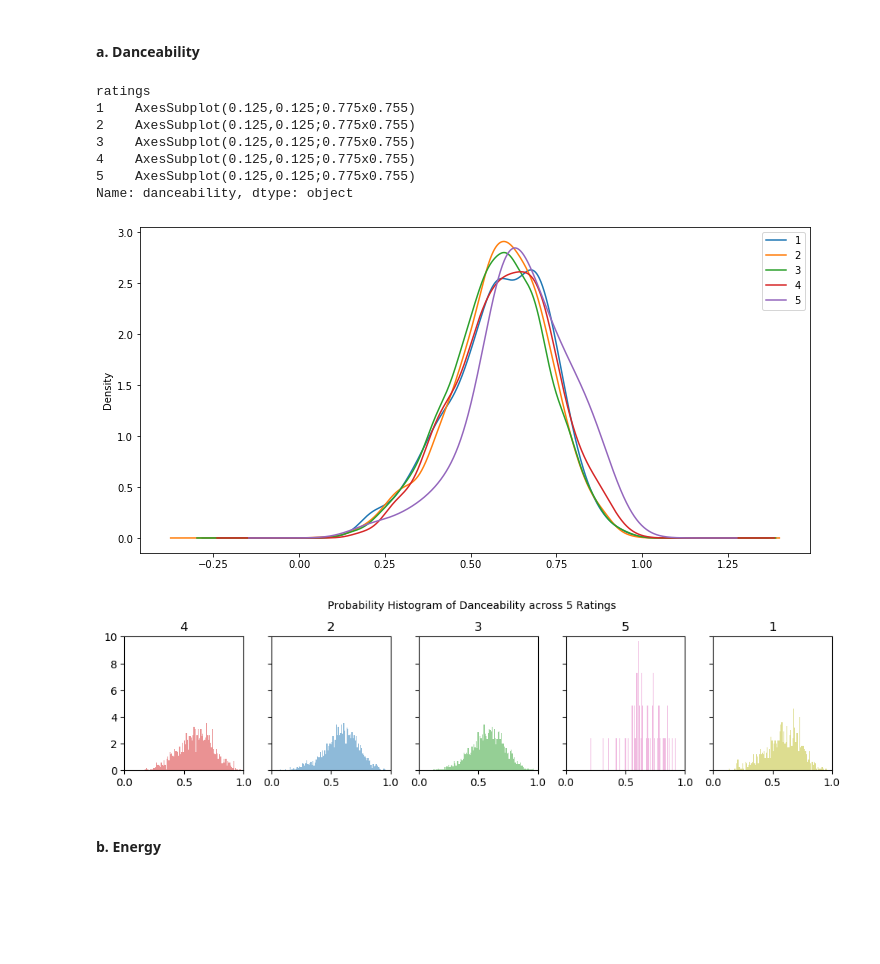
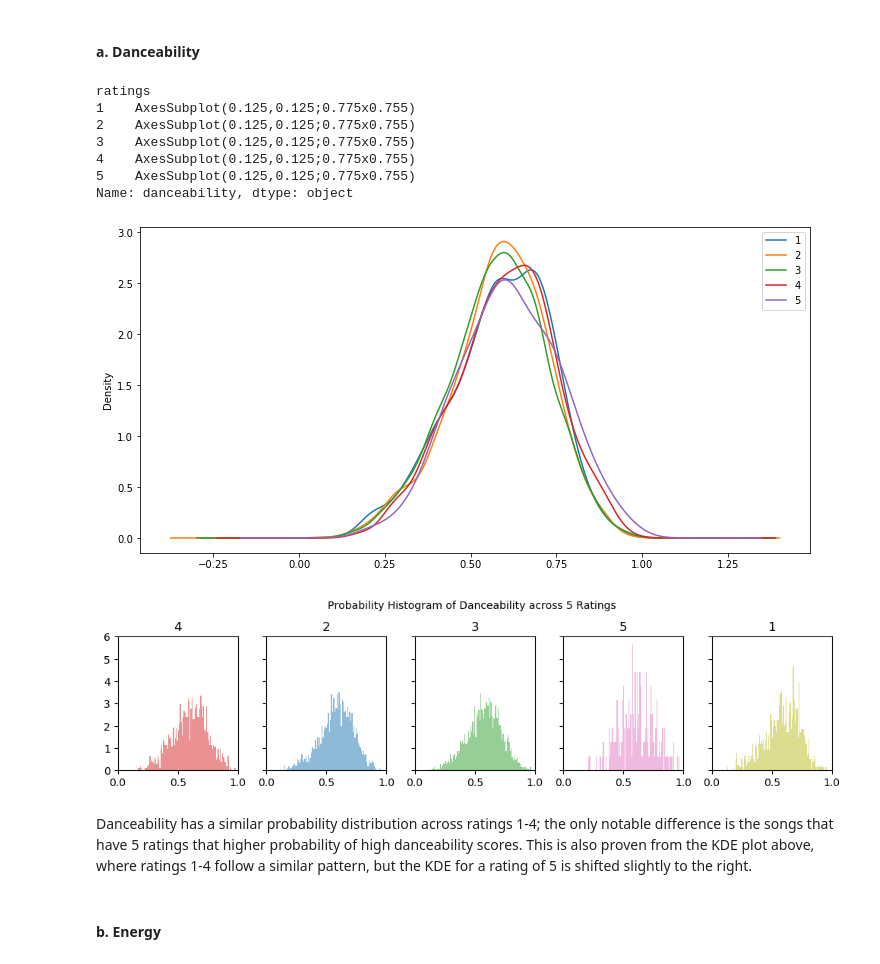
Before and after one commit to adinas94/Spotify_Recommendation_System, a Jupyter notebook: EDA.ipynb, the cells around one changed output. Saved outputs shown, nothing was run; the diff lists cells and outputs as text; code cells hidden in the pictures; blank space fills up the shorter version.

```diff
--- a/EDA.ipynb
+++ b/EDA.ipynb
@@ -198,7 +194,7 @@ plt.show()
 df['ratings'] = df['popularity'].apply(lambda x: 1 if x <= 20
                                        else 2 if x>= 21 and x<40
                                        else 3 if x>=40 and x<60
-                                       else 4 if x>=60 and x<80
+                                       else 4 if x>=60 and x<75
                                        else 5)
 # %%
 #Plot a histogram of the frequency of certain popularity values
@@ -389,8 +384,8 @@ audio['decade'] = audio['year'].apply(lambda x: 1950 if x<1960
                                         else 2000 if x>=2000 and x<2010
                                         else 2010)
 # %%
-#Drop year as it was only used to generate the decade variable
-audio = audio.drop(['year'], axis=1)
+#Drop year and release date as they are no longer needed since there is the decade variable
+audio = audio.drop(['year', 'release_date'], axis=1)
 # %%
 #Display 5 rows of audio again
 audio.head()
@@ -445,2 +442,3 @@ memory usage: 1.0+ MB
 # %%
-df = df.drop(['decade', 'release_date'], axis=1)
+#Drop the decade variable
+df = df.drop(['decade'], axis=1)
@@ -545,22 +546,24 @@ ratings
 4    AxesSubplot(0.125,0.125;0.775x0.755)
 5    AxesSubplot(0.125,0.125;0.775x0.755)
 Name: danceability, dtype: object
-[figure, old version]
+[figure, new version]
 # %%
 # Plot histograms for danceability across 5 ratings
 fig, axes = plt.subplots(1, 5, figsize=(10,2.5), dpi=100, sharex=True, sharey=True)
 colors = ['tab:red', 'tab:blue', 'tab:green', 'tab:pink', 'tab:olive']
 
 for i, (ax, rating) in enumerate(zip(axes.flatten(), df.ratings.unique())):
     x = df.loc[df.ratings==rating, 'danceability']
     ax.hist(x, alpha=0.5, bins=100, density=True, stacked=True, label=str(rating), color=colors[i])
     ax.set_title(rating)
 
 plt.suptitle('Probability Histogram of Danceability across 5 Ratings', y=1.05, size=10)
-ax.set_xlim(0, 1); ax.set_ylim(0, 10);
+ax.set_xlim(0, 1); ax.set_ylim(0, 6);
 plt.tight_layout();
 # %% [output]
-[figure, old version]
+[figure, new version]
+# %% [markdown]
+Danceability has a similar probability distribution across ratings 1-4; the only notable difference is the songs that have 5 ratings that higher probability of high danceability scores. This is also proven from the KDE plot above, where ratings 1-4 follow a similar pattern, but the KDE for a rating of 5 is shifted slightly to the right.
 # %% [markdown]
 #### b. Energy
 # %%
```
Also changed, not shown: parts of 60 cells of this notebook, 3 other files.
